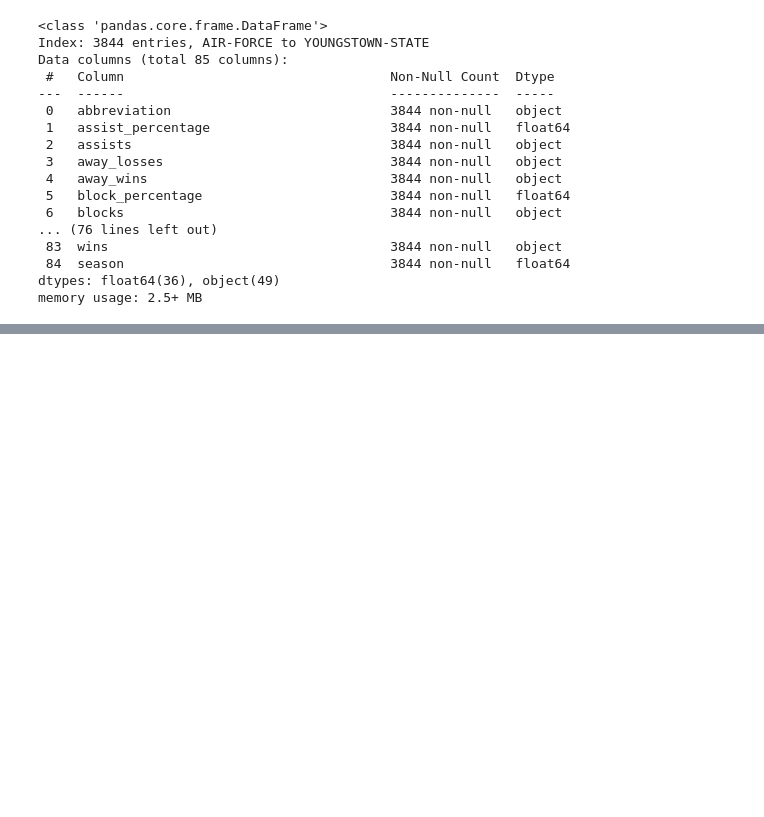
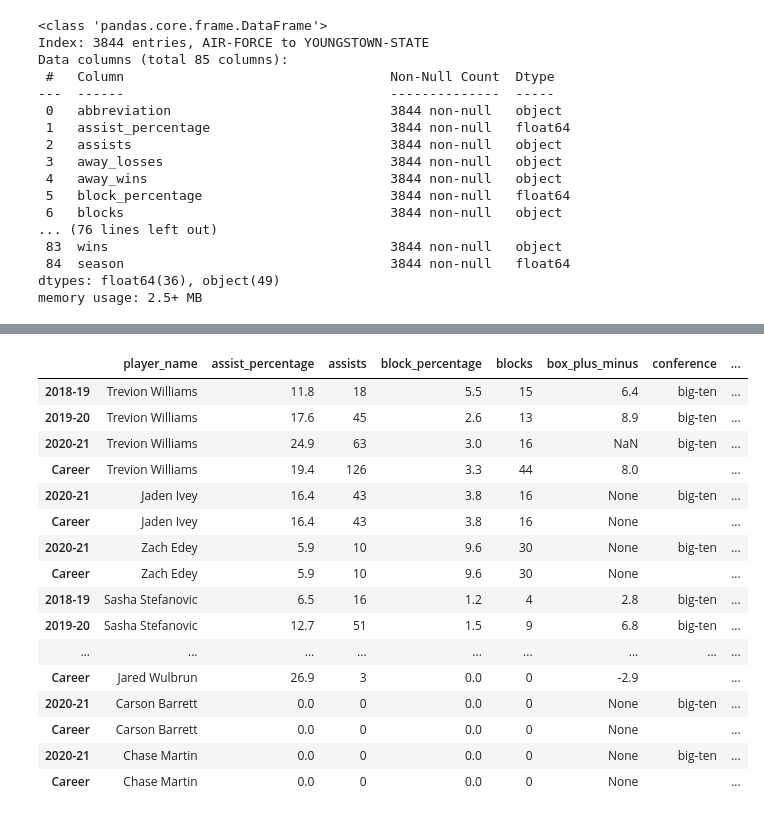
Before and after one commit to fmathews11/College_basketball, a Jupyter notebook: College_BB_Data_Pipeline.ipynb, the cells around one changed output, grey strips where cells are left out. Saved outputs shown, nothing was run; the diff lists cells and outputs as text; code cells hidden in the pictures; blank space fills up the shorter version.

```diff
--- a/College_BB_Data_Pipeline.ipynb
+++ b/College_BB_Data_Pipeline.ipynb
@@ -605,3 +634,9 @@ Data columns (total 85 columns):
  84  season                                  3844 non-null   float64
 dtypes: float64(36), object(49)
 memory usage: 2.5+ MB
+# %%
+teams = Teams(2021)
+purdue = teams('Purdue')
+purroster = purdue.roster
+for i in purroster.players:
+    print(i.name,i.player_id)
@@ -607,0 +658,28 @@ memory usage: 2.5+ MB
+# %%
+purdue_player_stats = pd.DataFrame()
+for i in purroster.players:
+    temp_df = i.dataframe
+    temp_df['name'] = i.name
+    purdue_player_stats = pd.concat([purdue_player_stats,temp_df])
+# %%
+#first_column = purdue_player_stats.pop('Name')
+purdue_player_stats.insert(0,'player_name',purdue_player_stats['name'])
+purdue_player_stats.drop('name',1)
+# %% [output]
+|  | player_name | assist_percentage | assists | block_percentage | blocks | box_plus_minus | conference | ... |
+| 2018-19 | Trevion Williams | 11.8 | 18 | 5.5 | 15 | 6.4 | big-ten | ... |
+| 2019-20 | Trevion Williams | 17.6 | 45 | 2.6 | 13 | 8.9 | big-ten | ... |
+| 2020-21 | Trevion Williams | 24.9 | 63 | 3.0 | 16 | NaN | big-ten | ... |
+| Career | Trevion Williams | 19.4 | 126 | 3.3 | 44 | 8.0 |  | ... |
+| 2020-21 | Jaden Ivey | 16.4 | 43 | 3.8 | 16 | None | big-ten | ... |
+| Career | Jaden Ivey | 16.4 | 43 | 3.8 | 16 | None |  | ... |
+| 2020-21 | Zach Edey | 5.9 | 10 | 9.6 | 30 | None | big-ten | ... |
+| Career | Zach Edey | 5.9 | 10 | 9.6 | 30 | None |  | ... |
+| 2018-19 | Sasha Stefanovic | 6.5 | 16 | 1.2 | 4 | 2.8 | big-ten | ... |
+| 2019-20 | Sasha Stefanovic | 12.7 | 51 | 1.5 | 9 | 6.8 | big-ten | ... |
+| ... | ... | ... | ... | ... | ... | ... | ... | ... |
+| Career | Jared Wulbrun | 26.9 | 3 | 0.0 | 0 | -2.9 |  | ... |
+| 2020-21 | Carson Barrett | 0.0 | 0 | 0.0 | 0 | None | big-ten | ... |
+| Career | Carson Barrett | 0.0 | 0 | 0.0 | 0 | None |  | ... |
+| 2020-21 | Chase Martin | 0.0 | 0 | 0.0 | 0 | None | big-ten | ... |
+| Career | Chase Martin | 0.0 | 0 | 0.0 | 0 | None |  | ... |
```
Also changed, not shown: parts of 12 cells of this notebook.
